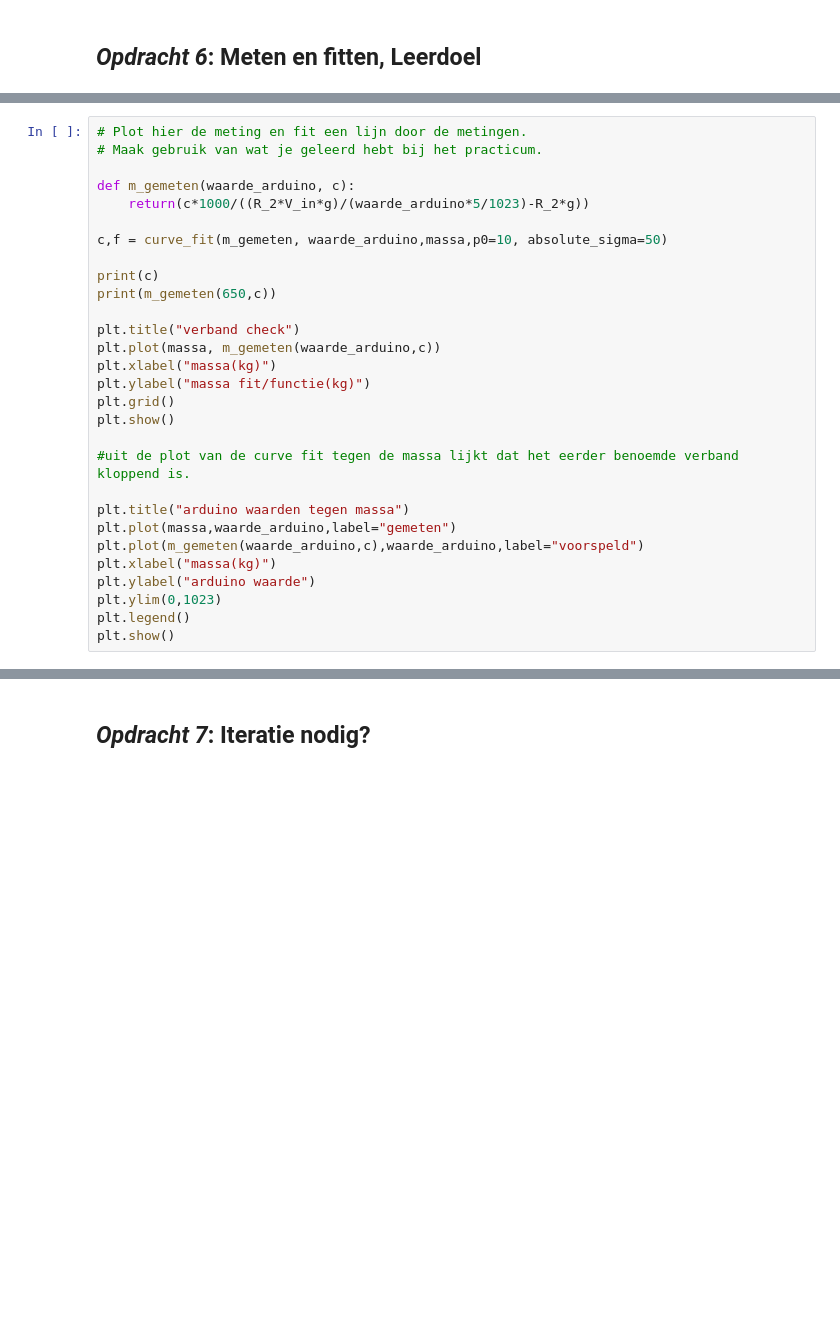
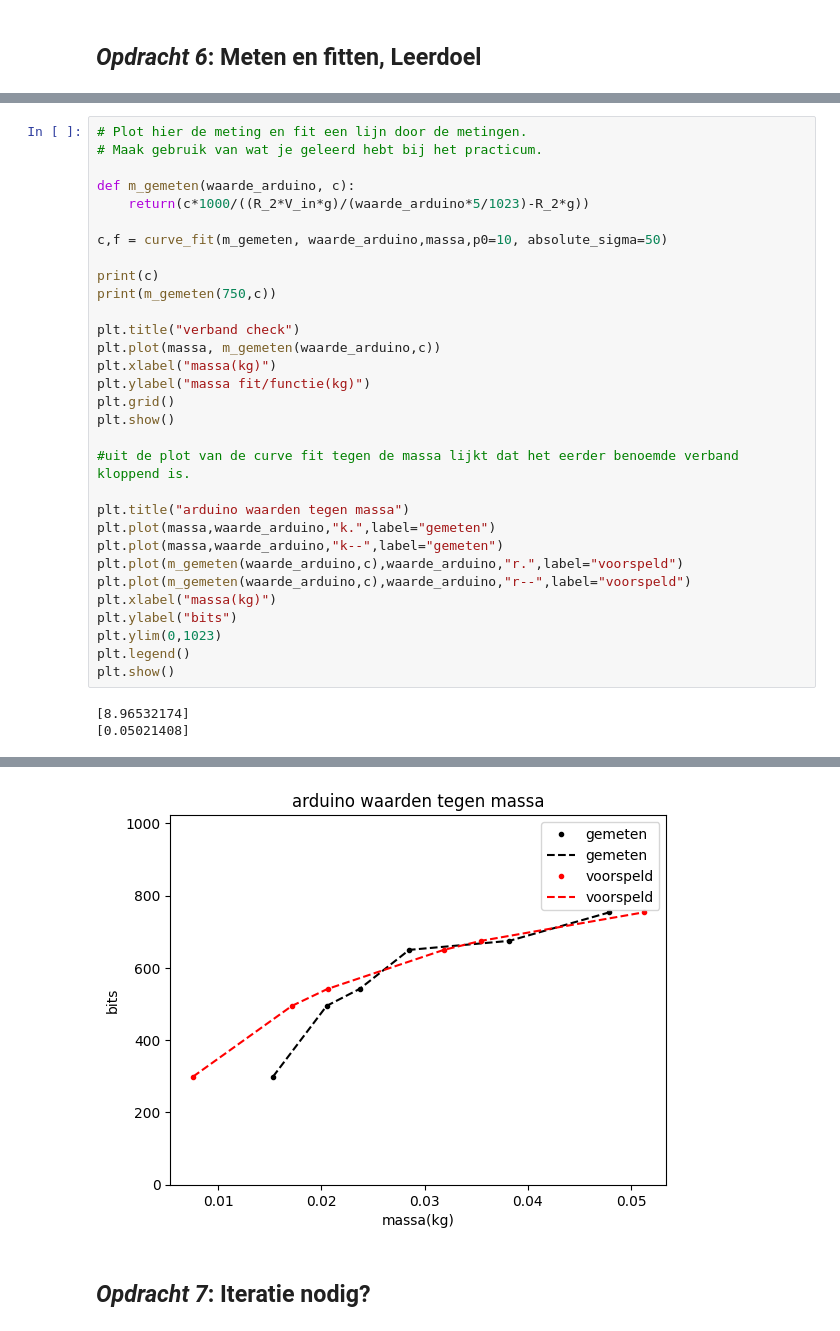
Before and after one commit to AAAGomperts/opdrachten-DEF-D, a Jupyter notebook: FysiekeOntwerpopdrachten/1KalibreerEenSensorDigitaalAnaloog/DEFOntwerpopdracht1KalibreerEenSensorInvulTemplate.ipynb, the cells around one changed output, grey strips where cells are left out. Saved outputs shown, nothing was run; the diff lists cells and outputs as text; blank space fills up the shorter version.

```diff
--- a/FysiekeOntwerpopdrachten/1KalibreerEenSensorDigitaalAnaloog/DEFOntwerpopdracht1KalibreerEenSensorInvulTemplate.ipynb
+++ b/FysiekeOntwerpopdrachten/1KalibreerEenSensorDigitaalAnaloog/DEFOntwerpopdracht1KalibreerEenSensorInvulTemplate.ipynb
@@ -98,7 +92,7 @@ def m_gemeten(waarde_arduino, c):
 c,f = curve_fit(m_gemeten, waarde_arduino,massa,p0=10, absolute_sigma=50)
 
 print(c)
-print(m_gemeten(650,c))
+print(m_gemeten(750,c))
 
 plt.title("verband check")
 plt.plot(massa, m_gemeten(waarde_arduino,c))
@@ -110,10 +104,15 @@ plt.show()
 #uit de plot van de curve fit tegen de massa lijkt dat het eerder benoemde verband kloppend is.
 
 plt.title("arduino waarden tegen massa")
-plt.plot(massa,waarde_arduino,label="gemeten")
-plt.plot(m_gemeten(waarde_arduino,c),waarde_arduino,label="voorspeld")
+plt.plot(massa,waarde_arduino,"k.",label="gemeten")
+plt.plot(massa,waarde_arduino,"k--",label="gemeten")
+plt.plot(m_gemeten(waarde_arduino,c),waarde_arduino,"r.",label="voorspeld")
+plt.plot(m_gemeten(waarde_arduino,c),waarde_arduino,"r--",label="voorspeld")
 plt.xlabel("massa(kg)")
-plt.ylabel("arduino waarde")
+plt.ylabel("bits")
 plt.ylim(0,1023)
 plt.legend()
 plt.show()
+# %% [output]
+[8.96532174]
+[0.05021408]
@@ -120,2 +120,3 @@ plt.show()
+[figure, added]
 # %% [markdown]
 ## *Opdracht 7*: Iteratie nodig?
```
Also changed, not shown: parts of 14 cells of this notebook, 3 other files.
